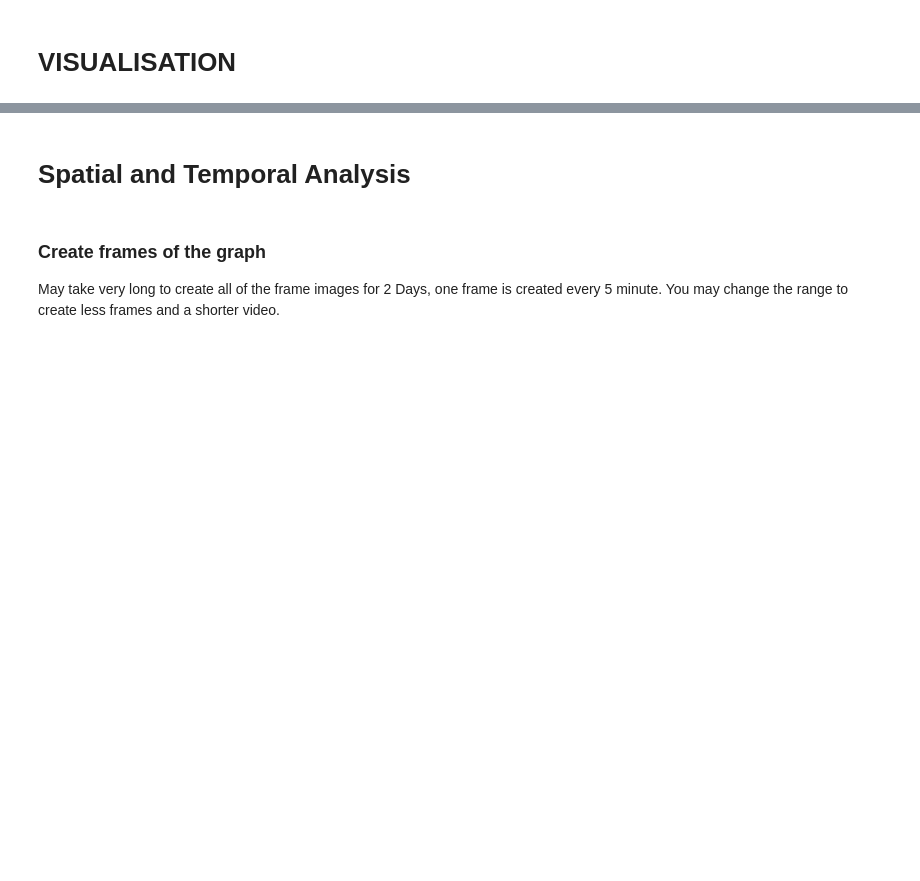
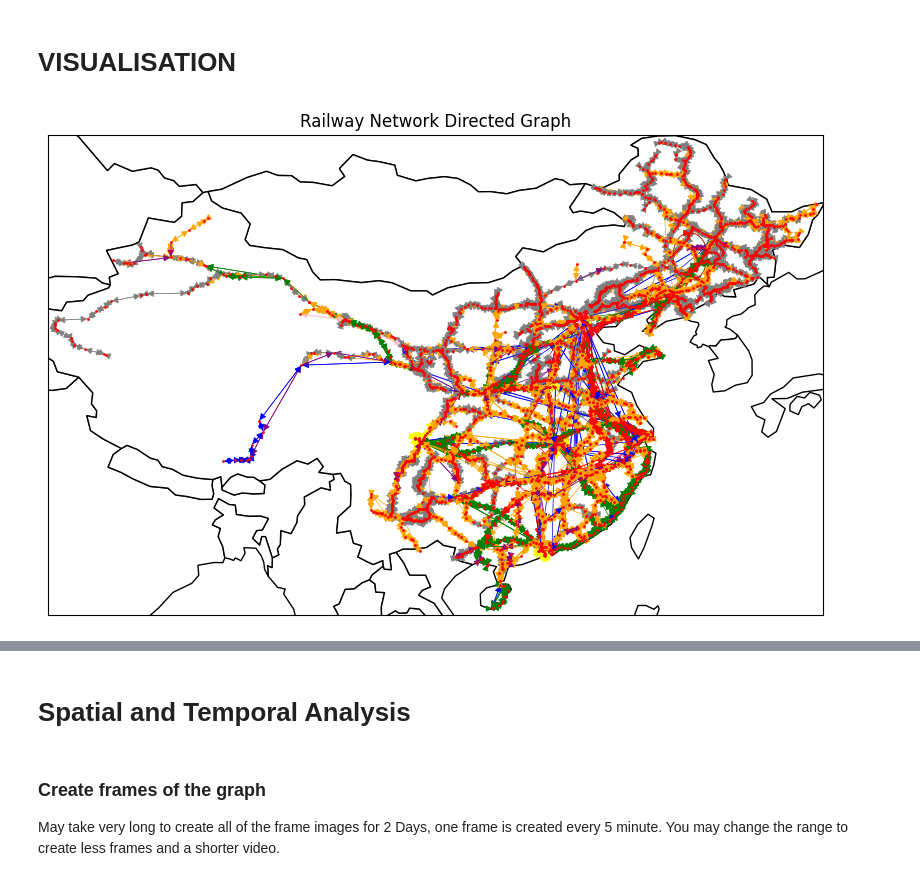
Before and after one commit to airscholar/AlphaTeam, a Jupyter notebook: analysis/Rail.ipynb, the cells around one changed output, grey strips where cells are left out. Drawn from its saved outputs; the diff is of its cells as text; code cells hidden in the pictures; blank space fills up the shorter version.

```diff
--- a/analysis/Rail.ipynb
+++ b/analysis/Rail.ipynb
@@ -52,6 +85,8 @@ undirected_node_metrics
 # %% [markdown]
 # VISUALISATION
 # %%
-plt_directed = plot_static_on_map(networkGraphs, 'Railway Network Directed Graph', directed=True)
+plt_directed = static_visualisation(networkGraphs, 'Railway Network Directed Graph', directed=True)
 plt_directed.show()
+# %% [output]
+[figure, added]
 # %%
```
Also changed, not shown: parts of 5 cells of this notebook, 11 other files.
